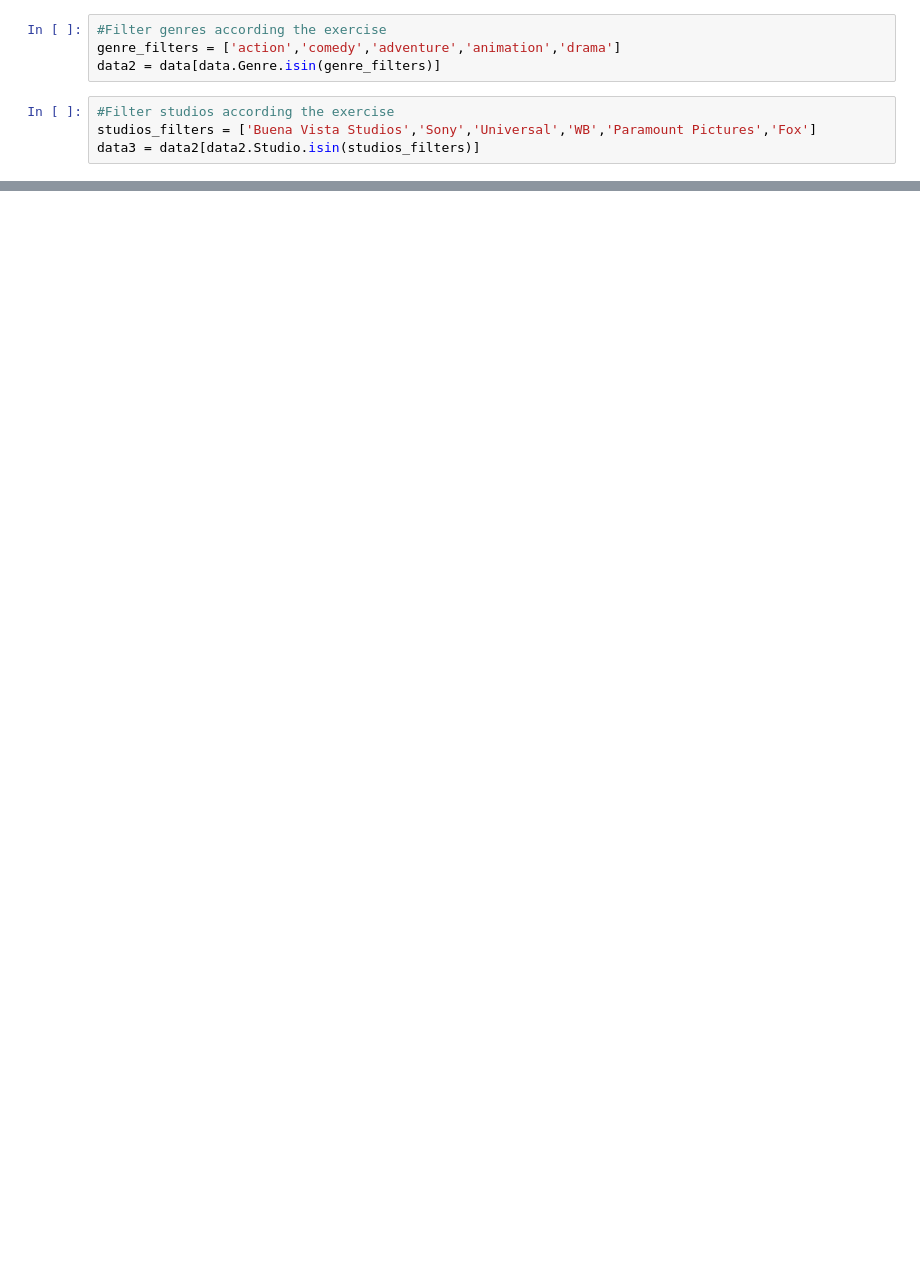
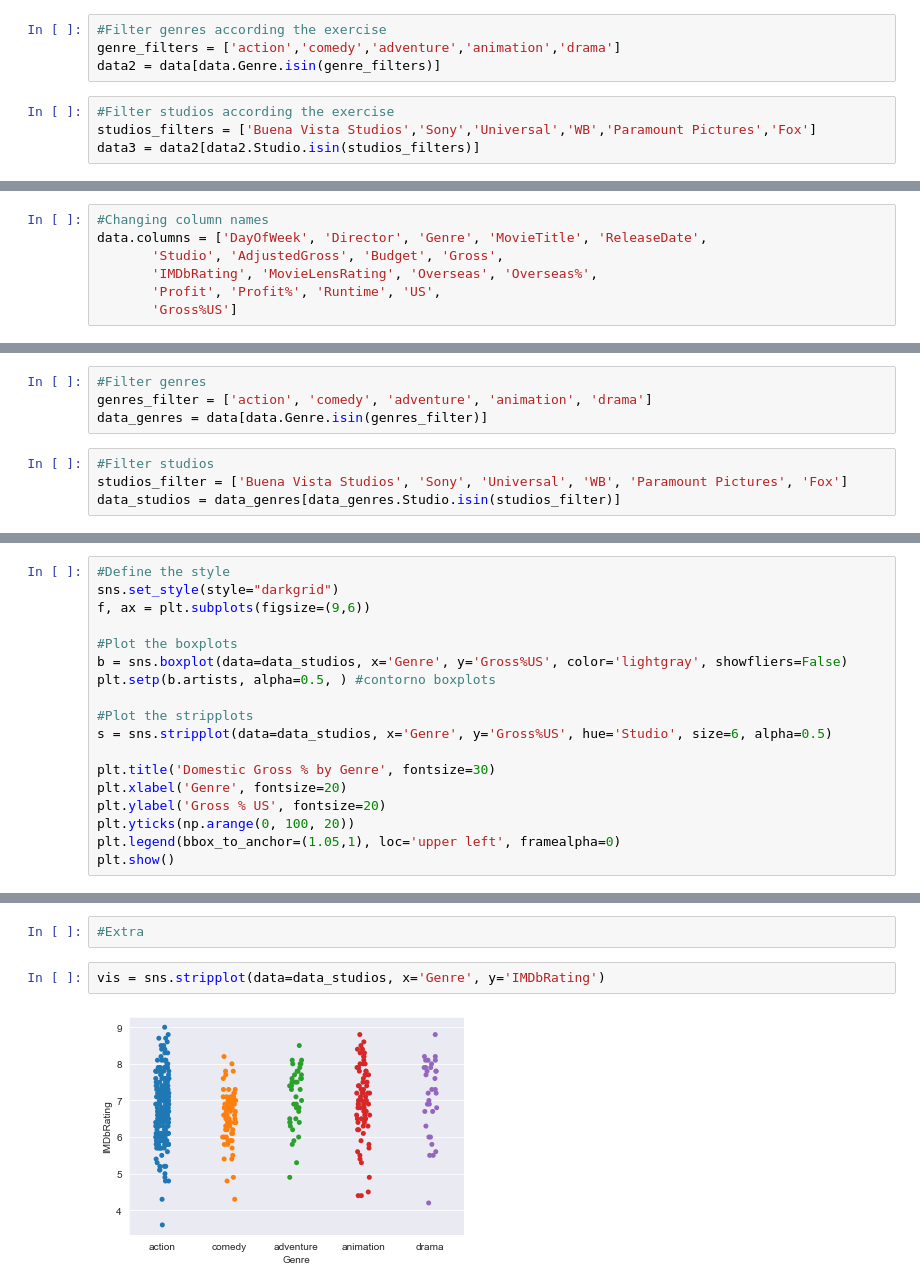
Before and after one commit to victorshimizu/Udemy_Python-For-Data-Science, a Jupyter notebook: Python A-Z™ - Python For Data Science With Real Exercises!/06 - Advanced Visualization/63. Homework - Movie Domestic Gross.ipynb, the cells around one changed output, grey strips where cells are left out. Saved outputs shown, nothing was run; the diff lists cells and outputs as text; blank space fills up the shorter version.

```diff
--- a/Python A-Z™ - Python For Data Science With Real Exercises!/06 - Advanced Visualization/63. Homework - Movie Domestic Gross.ipynb
+++ b/Python A-Z™ - Python For Data Science With Real Exercises!/06 - Advanced Visualization/63. Homework - Movie Domestic Gross.ipynb
@@ -54,0 +72,7 @@ plt.legend(bbox_to_anchor=(1.05,1), framealpha=0, loc="upper left")
+# %%
+#Changing column names
+data.columns = ['DayOfWeek', 'Director', 'Genre', 'MovieTitle', 'ReleaseDate',
+       'Studio', 'AdjustedGross', 'Budget', 'Gross',
+       'IMDbRating', 'MovieLensRating', 'Overseas', 'Overseas%',
+       'Profit', 'Profit%', 'Runtime', 'US',
+       'Gross%US']
@@ -54,0 +87,8 @@ plt.legend(bbox_to_anchor=(1.05,1), framealpha=0, loc="upper left")
+# %%
+#Filter genres
+genres_filter = ['action', 'comedy', 'adventure', 'animation', 'drama']
+data_genres = data[data.Genre.isin(genres_filter)]
+# %%
+#Filter studios
+studios_filter = ['Buena Vista Studios', 'Sony', 'Universal', 'WB', 'Paramount Pictures', 'Fox']
+data_studios = data_genres[data_genres.Studio.isin(studios_filter)]
@@ -54,0 +97,18 @@ plt.legend(bbox_to_anchor=(1.05,1), framealpha=0, loc="upper left")
+# %%
+#Define the style
+sns.set_style(style="darkgrid")
+f, ax = plt.subplots(figsize=(9,6))
+
+#Plot the boxplots
+b = sns.boxplot(data=data_studios, x='Genre', y='Gross%US', color='lightgray', showfliers=False)
+plt.setp(b.artists, alpha=0.5, ) #contorno boxplots
+
+#Plot the stripplots
+s = sns.stripplot(data=data_studios, x='Genre', y='Gross%US', hue='Studio', size=6, alpha=0.5)
+
+plt.title('Domestic Gross % by Genre', fontsize=30)
+plt.xlabel('Genre', fontsize=20)
+plt.ylabel('Gross % US', fontsize=20)
+plt.yticks(np.arange(0, 100, 20))
+plt.legend(bbox_to_anchor=(1.05,1), loc='upper left', framealpha=0)
+plt.show()
@@ -54,0 +117,6 @@ plt.legend(bbox_to_anchor=(1.05,1), framealpha=0, loc="upper left")
+# %%
+#Extra
+# %%
+vis = sns.stripplot(data=data_studios, x='Genre', y='IMDbRating')
+# %% [output]
+[figure, added]
```
Also changed, not shown: parts of 14 cells of this notebook, 1 other file.
